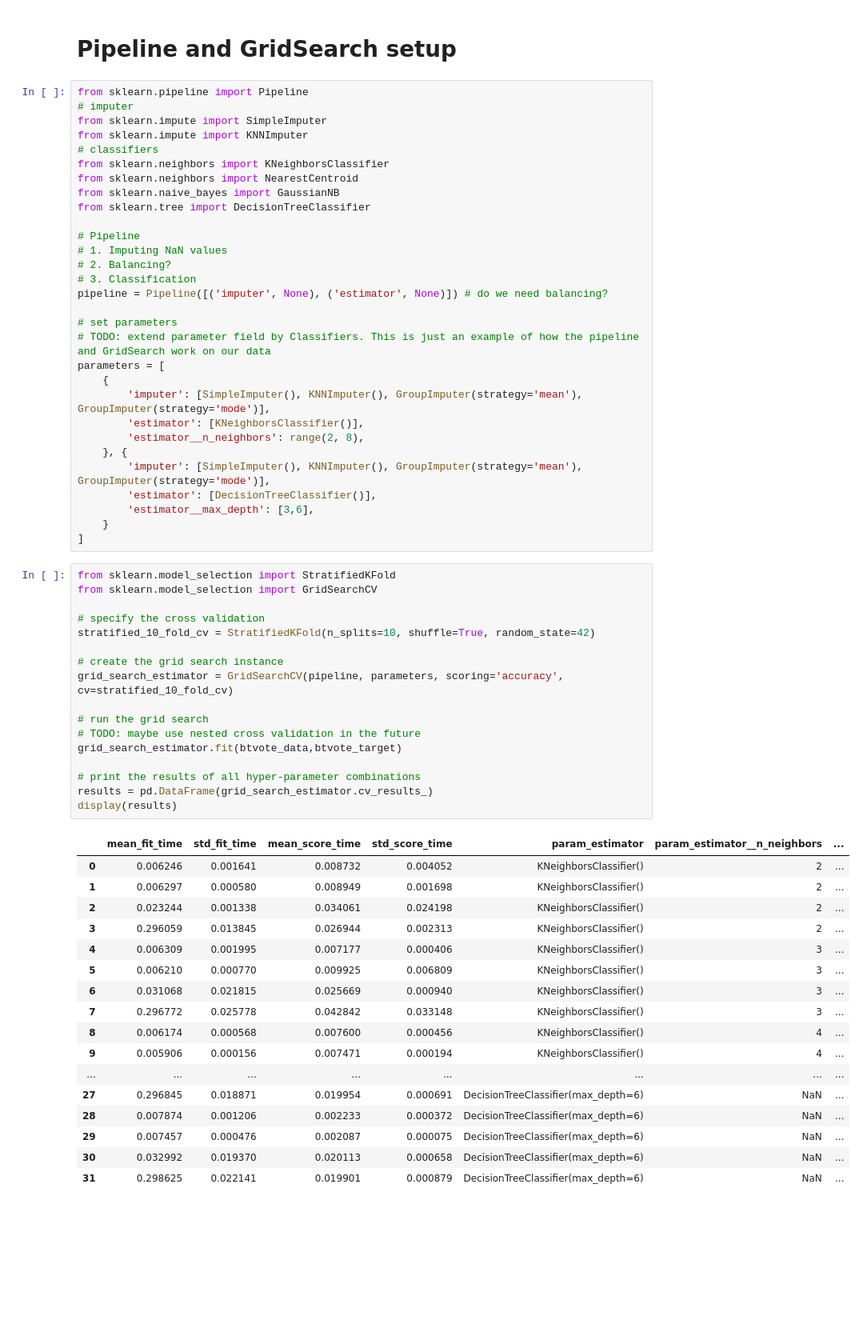
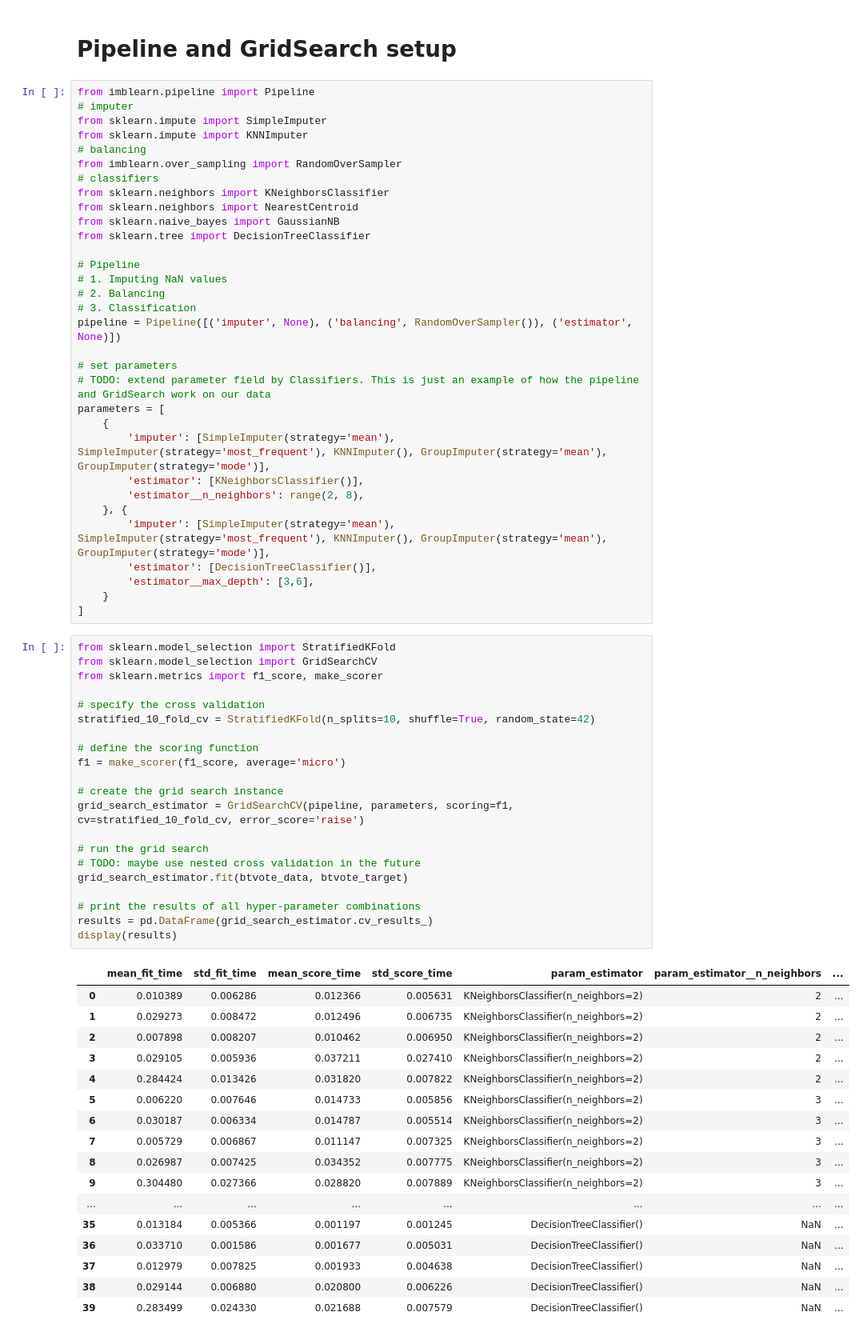
Before and after one commit to mograev/btvote, a Jupyter notebook: notebooks/1-pipeline.ipynb, the cells around one changed output. Shown at 80% size. Cells and saved outputs as stored; diff of their text form; blank space fills up the shorter version.

Commit message:
added f1 score and balancing

```diff
--- a/notebooks/1-pipeline.ipynb
+++ b/notebooks/1-pipeline.ipynb
@@ -76,10 +76,12 @@ btvote_target = label_encoder.fit_transform(btvote_target)
 # %% [markdown]
 # Pipeline and GridSearch setup
 # %%
-from sklearn.pipeline import Pipeline
+from imblearn.pipeline import Pipeline
 # imputer
 from sklearn.impute import SimpleImputer
 from sklearn.impute import KNNImputer
+# balancing
+from imblearn.over_sampling import RandomOverSampler
 # classifiers
 from sklearn.neighbors import KNeighborsClassifier
 from sklearn.neighbors import NearestCentroid
@@ -88,19 +90,19 @@ from sklearn.tree import DecisionTreeClassifier
 
 # Pipeline
 # 1. Imputing NaN values
-# 2. Balancing?
+# 2. Balancing
 # 3. Classification
-pipeline = Pipeline([('imputer', None), ('estimator', None)]) # do we need balancing?
+pipeline = Pipeline([('imputer', None), ('balancing', RandomOverSampler()), ('estimator', None)])
 
 # set parameters
 # TODO: extend parameter field by Classifiers. This is just an example of how the pipeline and GridSearch work on our data
 parameters = [
     {
-        'imputer': [SimpleImputer(), KNNImputer(), GroupImputer(strategy='mean'), GroupImputer(strategy='mode')],
+        'imputer': [SimpleImputer(strategy='mean'), SimpleImputer(strategy='most_frequent'), KNNImputer(), GroupImputer(strategy='mean'), GroupImputer(strategy='mode')],
         'estimator': [KNeighborsClassifier()],
         'estimator__n_neighbors': range(2, 8),
     }, {
-        'imputer': [SimpleImputer(), KNNImputer(), GroupImputer(strategy='mean'), GroupImputer(strategy='mode')],
+        'imputer': [SimpleImputer(strategy='mean'), SimpleImputer(strategy='most_frequent'), KNNImputer(), GroupImputer(strategy='mean'), GroupImputer(strategy='mode')],
         'estimator': [DecisionTreeClassifier()],
         'estimator__max_depth': [3,6],
     }
@@ -108,35 +110,39 @@ parameters = [
 # %%
 from sklearn.model_selection import StratifiedKFold
 from sklearn.model_selection import GridSearchCV
+from sklearn.metrics import f1_score, make_scorer
 
 # specify the cross validation
 stratified_10_fold_cv = StratifiedKFold(n_splits=10, shuffle=True, random_state=42)
 
+# define the scoring function
+f1 = make_scorer(f1_score, average='micro')
+
 # create the grid search instance
-grid_search_estimator = GridSearchCV(pipeline, parameters, scoring='accuracy', cv=stratified_10_fold_cv)
+grid_search_estimator = GridSearchCV(pipeline, parameters, scoring=f1, cv=stratified_10_fold_cv, error_score='raise')
 
 # run the grid search
 # TODO: maybe use nested cross validation in the future
-grid_search_estimator.fit(btvote_data,btvote_target)
+grid_search_estimator.fit(btvote_data, btvote_target)
 
 # print the results of all hyper-parameter combinations
 results = pd.DataFrame(grid_search_estimator.cv_results_)
 display(results)
 # %% [output]
 |  | mean_fit_time | std_fit_time | mean_score_time | std_score_time | param_estimator | param_estimator__n_neighbors | ... |
-| 0 | 0.006246 | 0.001641 | 0.008732 | 0.004052 | KNeighborsClassifier() | 2 | ... |
-| 1 | 0.006297 | 0.000580 | 0.008949 | 0.001698 | KNeighborsClassifier() | 2 | ... |
-| 2 | 0.023244 | 0.001338 | 0.034061 | 0.024198 | KNeighborsClassifier() | 2 | ... |
-| 3 | 0.296059 | 0.013845 | 0.026944 | 0.002313 | KNeighborsClassifier() | 2 | ... |
-| 4 | 0.006309 | 0.001995 | 0.007177 | 0.000406 | KNeighborsClassifier() | 3 | ... |
-| 5 | 0.006210 | 0.000770 | 0.009925 | 0.006809 | KNeighborsClassifier() | 3 | ... |
-| 6 | 0.031068 | 0.021815 | 0.025669 | 0.000940 | KNeighborsClassifier() | 3 | ... |
-| 7 | 0.296772 | 0.025778 | 0.042842 | 0.033148 | KNeighborsClassifier() | 3 | ... |
-| 8 | 0.006174 | 0.000568 | 0.007600 | 0.000456 | KNeighborsClassifier() | 4 | ... |
-| 9 | 0.005906 | 0.000156 | 0.007471 | 0.000194 | KNeighborsClassifier() | 4 | ... |
+| 0 | 0.010389 | 0.006286 | 0.012366 | 0.005631 | KNeighborsClassifier(n_neighbors=2) | 2 | ... |
+| 1 | 0.029273 | 0.008472 | 0.012496 | 0.006735 | KNeighborsClassifier(n_neighbors=2) | 2 | ... |
+| 2 | 0.007898 | 0.008207 | 0.010462 | 0.006950 | KNeighborsClassifier(n_neighbors=2) | 2 | ... |
+| 3 | 0.029105 | 0.005936 | 0.037211 | 0.027410 | KNeighborsClassifier(n_neighbors=2) | 2 | ... |
+| 4 | 0.284424 | 0.013426 | 0.031820 | 0.007822 | KNeighborsClassifier(n_neighbors=2) | 2 | ... |
+| 5 | 0.006220 | 0.007646 | 0.014733 | 0.005856 | KNeighborsClassifier(n_neighbors=2) | 3 | ... |
+| 6 | 0.030187 | 0.006334 | 0.014787 | 0.005514 | KNeighborsClassifier(n_neighbors=2) | 3 | ... |
+| 7 | 0.005729 | 0.006867 | 0.011147 | 0.007325 | KNeighborsClassifier(n_neighbors=2) | 3 | ... |
+| 8 | 0.026987 | 0.007425 | 0.034352 | 0.007775 | KNeighborsClassifier(n_neighbors=2) | 3 | ... |
+| 9 | 0.304480 | 0.027366 | 0.028820 | 0.007889 | KNeighborsClassifier(n_neighbors=2) | 3 | ... |
 | ... | ... | ... | ... | ... | ... | ... | ... |
-| 27 | 0.296845 | 0.018871 | 0.019954 | 0.000691 | DecisionTreeClassifier(max_depth=6) | NaN | ... |
-| 28 | 0.007874 | 0.001206 | 0.002233 | 0.000372 | DecisionTreeClassifier(max_depth=6) | NaN | ... |
-| 29 | 0.007457 | 0.000476 | 0.002087 | 0.000075 | DecisionTreeClassifier(max_depth=6) | NaN | ... |
-| 30 | 0.032992 | 0.019370 | 0.020113 | 0.000658 | DecisionTreeClassifier(max_depth=6) | NaN | ... |
-| 31 | 0.298625 | 0.022141 | 0.019901 | 0.000879 | DecisionTreeClassifier(max_depth=6) | NaN | ... |
+| 35 | 0.013184 | 0.005366 | 0.001197 | 0.001245 | DecisionTreeClassifier() | NaN | ... |
+| 36 | 0.033710 | 0.001586 | 0.001677 | 0.005031 | DecisionTreeClassifier() | NaN | ... |
+| 37 | 0.012979 | 0.007825 | 0.001933 | 0.004638 | DecisionTreeClassifier() | NaN | ... |
+| 38 | 0.029144 | 0.006880 | 0.020800 | 0.006226 | DecisionTreeClassifier() | NaN | ... |
+| 39 | 0.283499 | 0.024330 | 0.021688 | 0.007579 | DecisionTreeClassifier() | NaN | ... |
```
Also changed, not shown: parts of 4 cells of this notebook.
